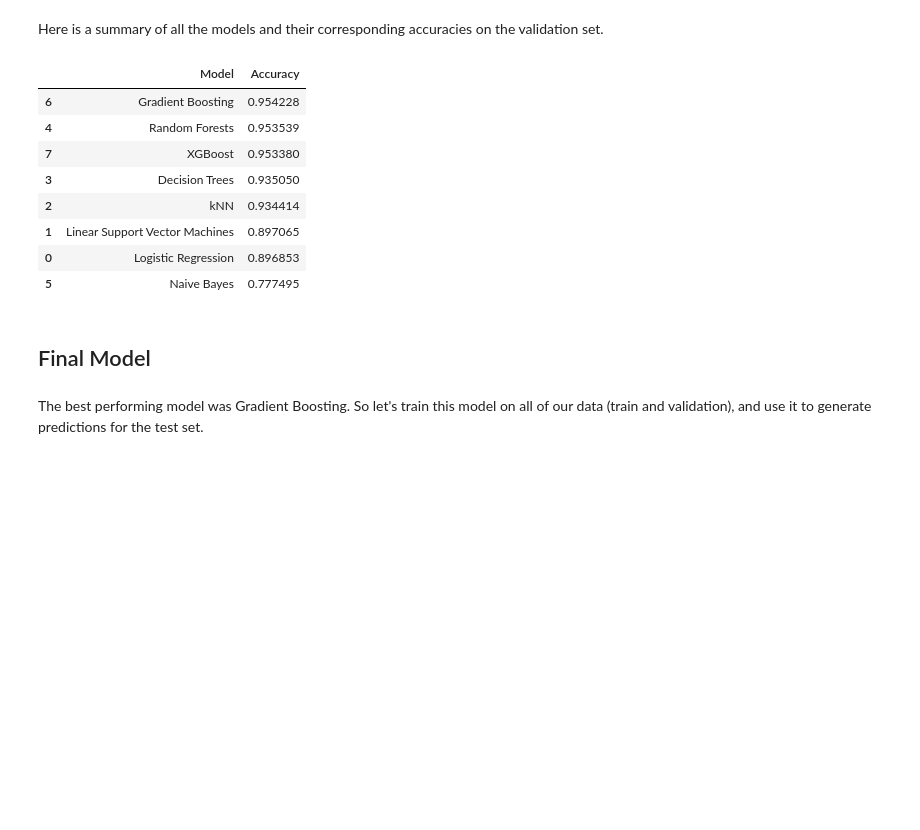
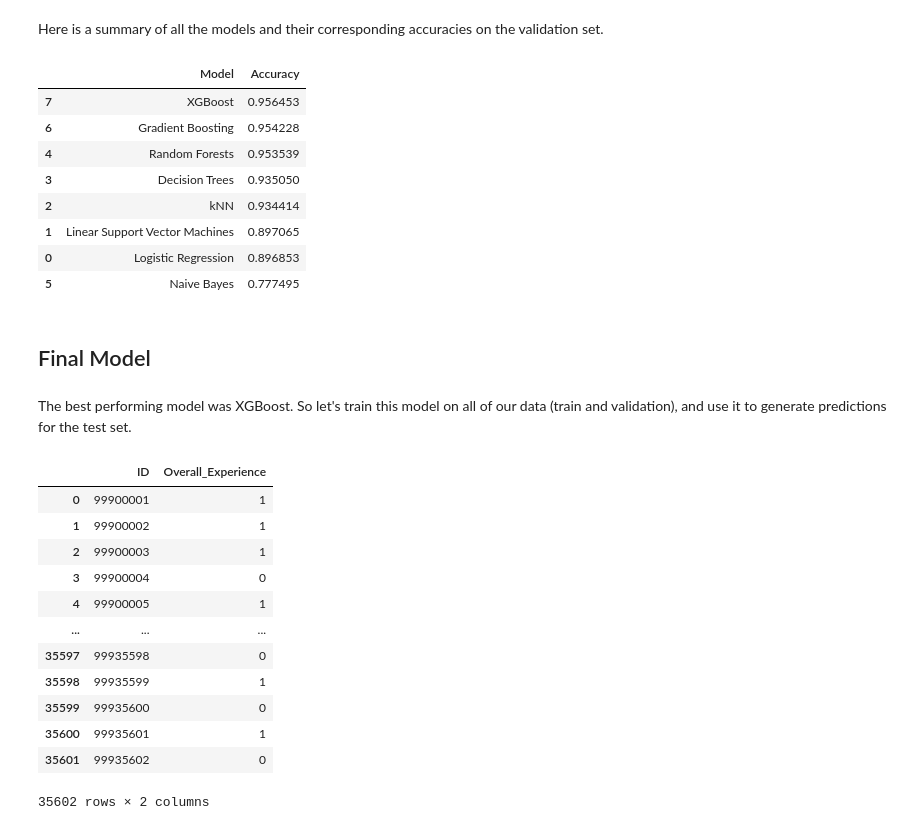
Before and after one commit to Inferno2332/shinkansen, a Jupyter notebook: Shinkansen Hackathon.ipynb, the cells around one changed output. Saved outputs shown, nothing was run; the diff lists cells and outputs as text; code cells hidden in the pictures; blank space fills up the shorter version.

Commit message:
updated XGB model and submission

```diff
--- a/Shinkansen Hackathon.ipynb
+++ b/Shinkansen Hackathon.ipynb
@@ -711,9 +714,9 @@ XGBoost **(Takes around 8 mins)**
 
 xgb_model = XGBClassifier()
 
-param_grid = {'learning_rate': [0.25, 0.1, 0.01], 'n_estimators': [100], 'max_depth': [2, 4, 6, 8, 10]}
+param_grid = {'learning_rate': [0.25, 0.1, 0.01], 'n_estimators': [100, 200, 300], 'max_depth': [2, 4, 6, 8, 10]}
 
-grid_xgb = GridSearchCV(xgb_model, param_grid, scoring='accuracy')
+grid_xgb = GridSearchCV(xgb_model, param_grid, scoring='accuracy', verbose=2)
 grid_xgb.fit(X_train, y_train)
 
 print("The best parameters are: ", grid_xgb.best_params_)
@@ -750,9 +768,9 @@ results_df.sort_values('Accuracy', ascending=False, inplace=True)
 results_df
 # %% [output]
 |  | Model | Accuracy |
+| 7 | XGBoost | 0.956453 |
 | 6 | Gradient Boosting | 0.954228 |
 | 4 | Random Forests | 0.953539 |
-| 7 | XGBoost | 0.953380 |
 | 3 | Decision Trees | 0.935050 |
 | 2 | kNN | 0.934414 |
 | 1 | Linear Support Vector Machines | 0.897065 |
@@ -761,10 +779,27 @@ results_df
 # %% [markdown]
 ## Final Model
 # %% [markdown]
-The best performing model was Gradient Boosting. So let's train this model on all of our data (train and validation), and use it to generate predictions for the test set.
+The best performing model was XGBoost. So let's train this model on all of our data (train and validation), and use it to generate predictions for the test set.
 # %%
-final_model = gboost_model_final
+final_model = xgb_model_final
+final_model.fit(X, y)
 y_predict = final_model.predict(X_test)
 # %%
 submission = pd.DataFrame({'ID': ID_LIST, 'Overall_Experience': y_predict})
 submission.to_csv("submission.csv", index=False)
+# %%
+submission
+# %% [output]
+|  | ID | Overall_Experience |
+| 0 | 99900001 | 1 |
+| 1 | 99900002 | 1 |
+| 2 | 99900003 | 1 |
+| 3 | 99900004 | 0 |
+| 4 | 99900005 | 1 |
+| ... | ... | ... |
+| 35597 | 99935598 | 0 |
+| 35598 | 99935599 | 1 |
+| 35599 | 99935600 | 0 |
+| 35600 | 99935601 | 1 |
+| 35601 | 99935602 | 0 |
+35602 rows × 2 columns
```
Also changed, not shown: parts of 5 cells of this notebook, 1 other file.
